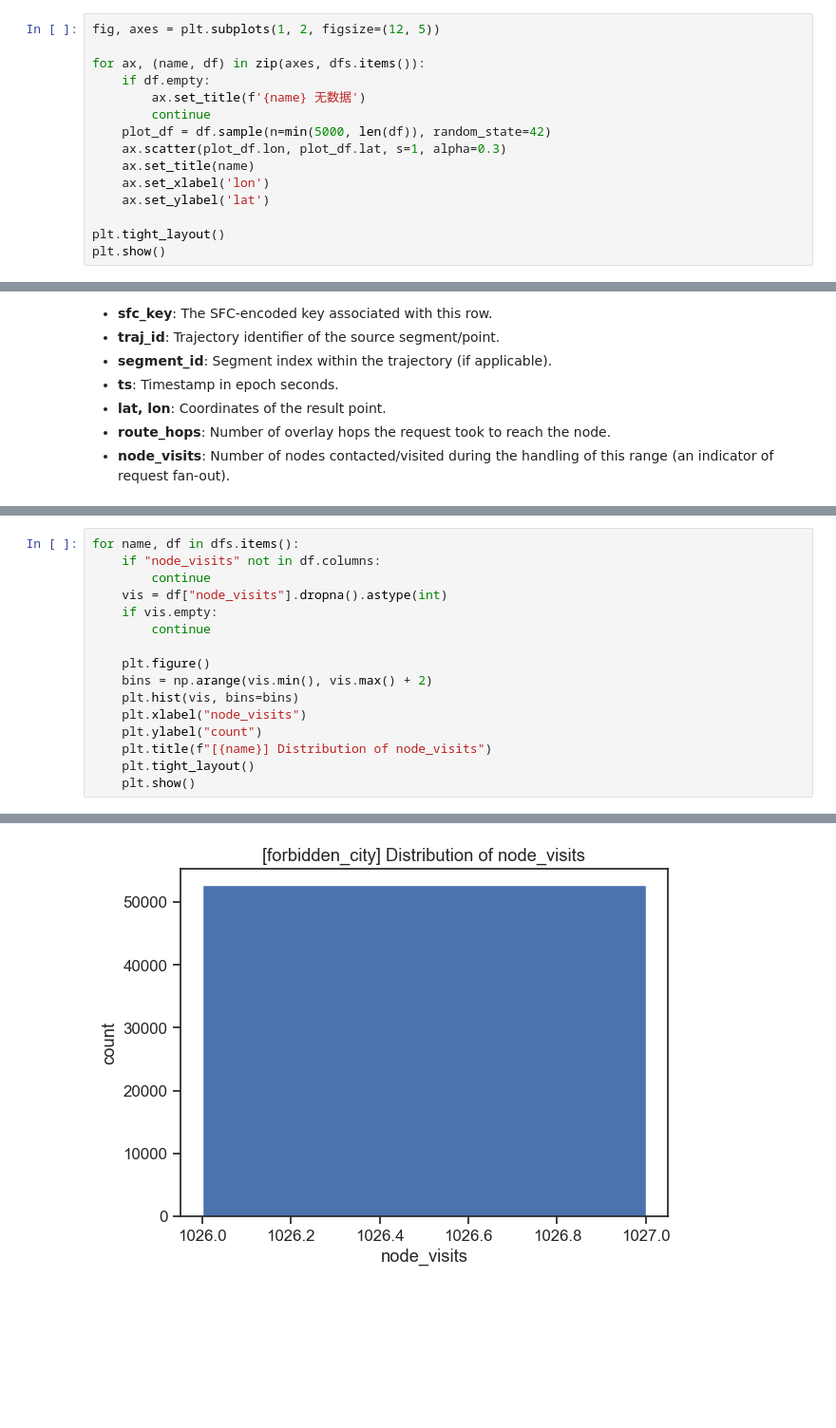
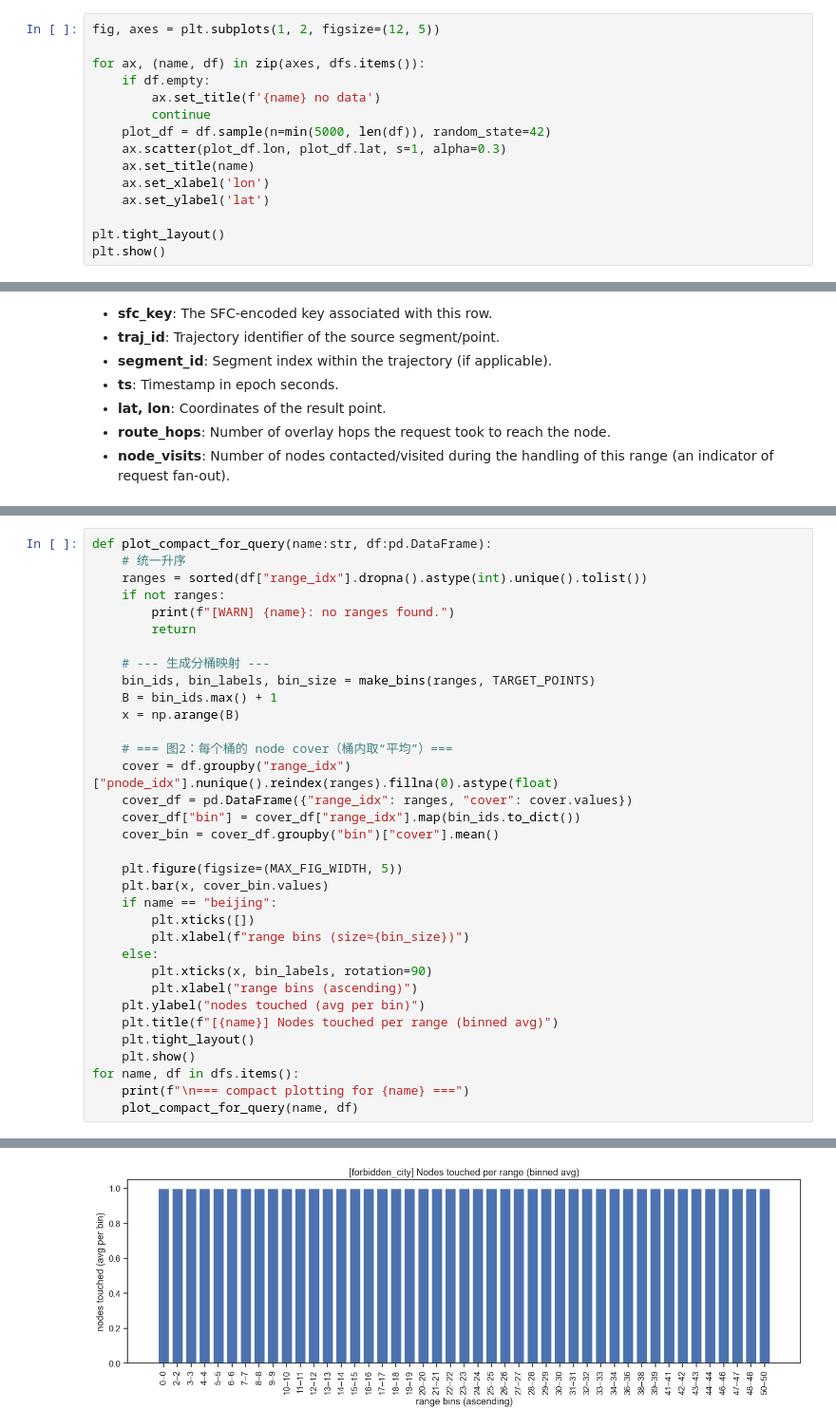
Before and after one commit to yezhan14promax/P2PSTA, a Jupyter notebook: implementation/py/visualisation.ipynb, the cells around one changed output, grey strips where cells are left out. Shown at 95% size. Cells and saved outputs as stored; diff of their text form; blank space fills up the shorter version.

```diff
--- a/implementation/py/visualisation.ipynb
+++ b/implementation/py/visualisation.ipynb
@@ -608,7 +611,7 @@ fig, axes = plt.subplots(1, 2, figsize=(12, 5))
 
 for ax, (name, df) in zip(axes, dfs.items()):
     if df.empty:
-        ax.set_title(f'{name} 无数据')
+        ax.set_title(f'{name} no data')
         continue
     plot_df = df.sample(n=min(5000, len(df)), random_state=42)
     ax.scatter(plot_df.lon, plot_df.lat, s=1, alpha=0.3)
@@ -717,17 +849,35 @@ Higher values suggest broader fan-out, which can increase network and coordinati
 # %%
-for name, df in dfs.items():
-    if "node_visits" not in df.columns:
-        continue
-    vis = df["node_visits"].dropna().astype(int)
-    if vis.empty:
-        continue
+def plot_compact_for_query(name:str, df:pd.DataFrame):
+    # 统一升序
+    ranges = sorted(df["range_idx"].dropna().astype(int).unique().tolist())
+    if not ranges:
+        print(f"[WARN] {name}: no ranges found.")
+        return
 
-    plt.figure()
-    bins = np.arange(vis.min(), vis.max() + 2)
-    plt.hist(vis, bins=bins)
-    plt.xlabel("node_visits")
-    plt.ylabel("count")
-    plt.title(f"[{name}] Distribution of node_visits")
+    # --- 生成分桶映射 ---
+    bin_ids, bin_labels, bin_size = make_bins(ranges, TARGET_POINTS)
+    B = bin_ids.max() + 1
+    x = np.arange(B)
+
+    # === 图2：每个桶的 node cover（桶内取“平均”）===
+    cover = df.groupby("range_idx")["pnode_idx"].nunique().reindex(ranges).fillna(0).astype(float)
+    cover_df = pd.DataFrame({"range_idx": ranges, "cover": cover.values})
+    cover_df["bin"] = cover_df["range_idx"].map(bin_ids.to_dict())
+    cover_bin = cover_df.groupby("bin")["cover"].mean()
+
+    plt.figure(figsize=(MAX_FIG_WIDTH, 5))
+    plt.bar(x, cover_bin.values)
+    if name == "beijing":
+        plt.xticks([])
+        plt.xlabel(f"range bins (size≈{bin_size})")
+    else:
+        plt.xticks(x, bin_labels, rotation=90)
+        plt.xlabel("range bins (ascending)")
+    plt.ylabel("nodes touched (avg per bin)")
+    plt.title(f"[{name}] Nodes touched per range (binned avg)")
     plt.tight_layout()
     plt.show()
+for name, df in dfs.items():
+    print(f"\n=== compact plotting for {name} ===")
+    plot_compact_for_query(name, df)
 # %% [output]
@@ -734 +885 @@ for name, df in dfs.items():
-[figure, old version]
+[figure, new version]
```
Also changed, not shown: parts of 29 cells of this notebook, 7 other files.
